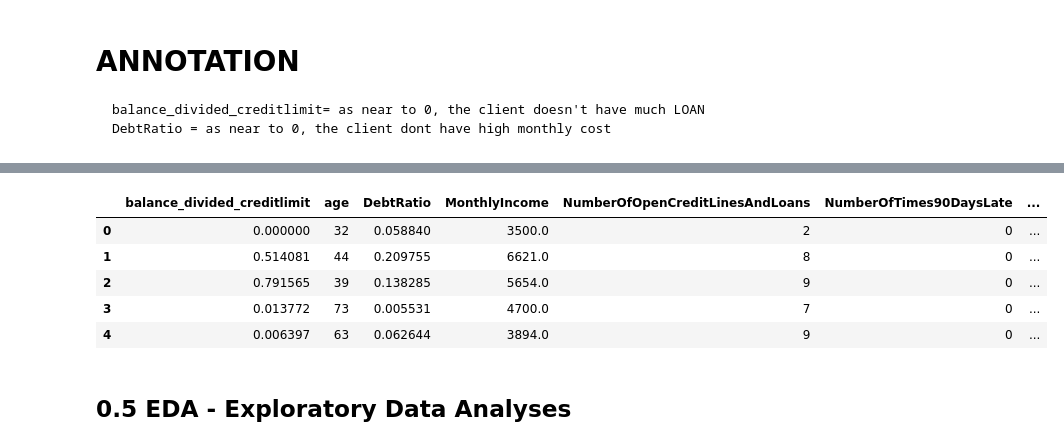
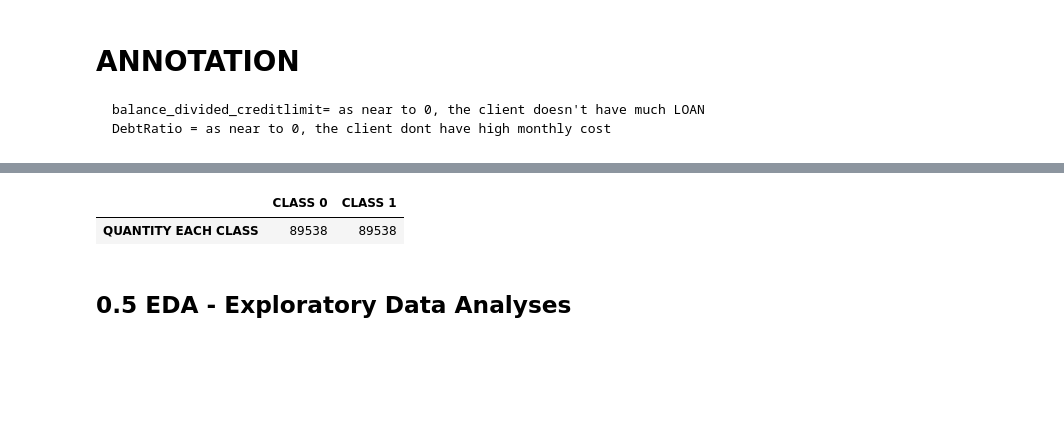
Before and after one commit to ectormgl/givemecredit, a Jupyter notebook: notebook/main.ipynb, the cells around one changed output, grey strips where cells are left out. Saved outputs shown, nothing was run; the diff lists cells and outputs as text; code cells hidden in the pictures; blank space fills up the shorter version.

```diff
--- a/notebook/main.ipynb
+++ b/notebook/main.ipynb
@@ -70,4 +98,8 @@ df_data.rename(columns={"Unnamed: 0": "ID",
 # %%
 #dropping rows that contain NA values
 df_data.dropna(inplace=True)
+# %%
+df_data= df_data[df_data['age'] >=18 ]
+
+#Excluding people who have < 18 years
 # %% [markdown]
@@ -75,7 +107,7 @@ df_data.dropna(inplace=True)
 # %%
 # Defining X and Y
 garbage_columns= ["ID","SeriousDlqin2yrs", "NumberOfTime30-59DaysPastDueNotWorse"]
-X_resampled, X_test, y_train, y_test = train_test_split( df_data.drop(garbage_columns, axis=1), df_data["SeriousDlqin2yrs"], test_size=0.2)
+X_train, X_test, y_train, y_test = train_test_split( df_data.drop(garbage_columns, axis=1), df_data["SeriousDlqin2yrs"], test_size=0.2)
 
 print(X_train.shape, X_test.shape, y_train.shape, y_test.shape)
 # %% [output]
@@ -126,19 +140,21 @@ X_train.head()
 # %%
-from imblearn.over_sampling import RandomOverSampler
+def overSampling(X, y):
 
-ros = RandomOverSampler(random_state=0)
+    ros = RandomOverSampler(random_state=0)
+    X_resampled, y_resampled = ros.fit_resample(X, y)
 
-X_resampled, y_resampled = ros.fit_resample(X_train, y_train)
-X_test_rsld, y_test_rsld= ros.fit_resample(X_test, y_test)
-y_counts= y_resampled.value_counts()
+    return X_resampled, y_resampled
+
+
+
+X_train, y_train = overSampling(X_train, y_train)
+X_test, y_test= overSampling(X_test, y_test)
+
+y_counts= y_train.value_counts()
 resampledDf= pd.DataFrame({'CLASS 0': y_counts[0], 'CLASS 1': y_counts[1]}, index=['QUANTITY EACH CLASS'])
-X_resampled.head()
+resampledDf
 # %% [output]
-|  | balance_divided_creditlimit | age | DebtRatio | MonthlyIncome | NumberOfOpenCreditLinesAndLoans | NumberOfTimes90DaysLate | ... |
-| 0 | 0.000000 | 32 | 0.058840 | 3500.0 | 2 | 0 | ... |
-| 1 | 0.514081 | 44 | 0.209755 | 6621.0 | 8 | 0 | ... |
-| 2 | 0.791565 | 39 | 0.138285 | 5654.0 | 9 | 0 | ... |
-| 3 | 0.013772 | 73 | 0.005531 | 4700.0 | 7 | 0 | ... |
-| 4 | 0.006397 | 63 | 0.062644 | 3894.0 | 9 | 0 | ... |
+|  | CLASS 0 | CLASS 1 |
+| QUANTITY EACH CLASS | 89538 | 89538 |
 # %% [markdown]
 ## 0.5  EDA - Exploratory Data Analyses
```
Also changed, not shown: parts of 50 cells of this notebook, 1 other file.
